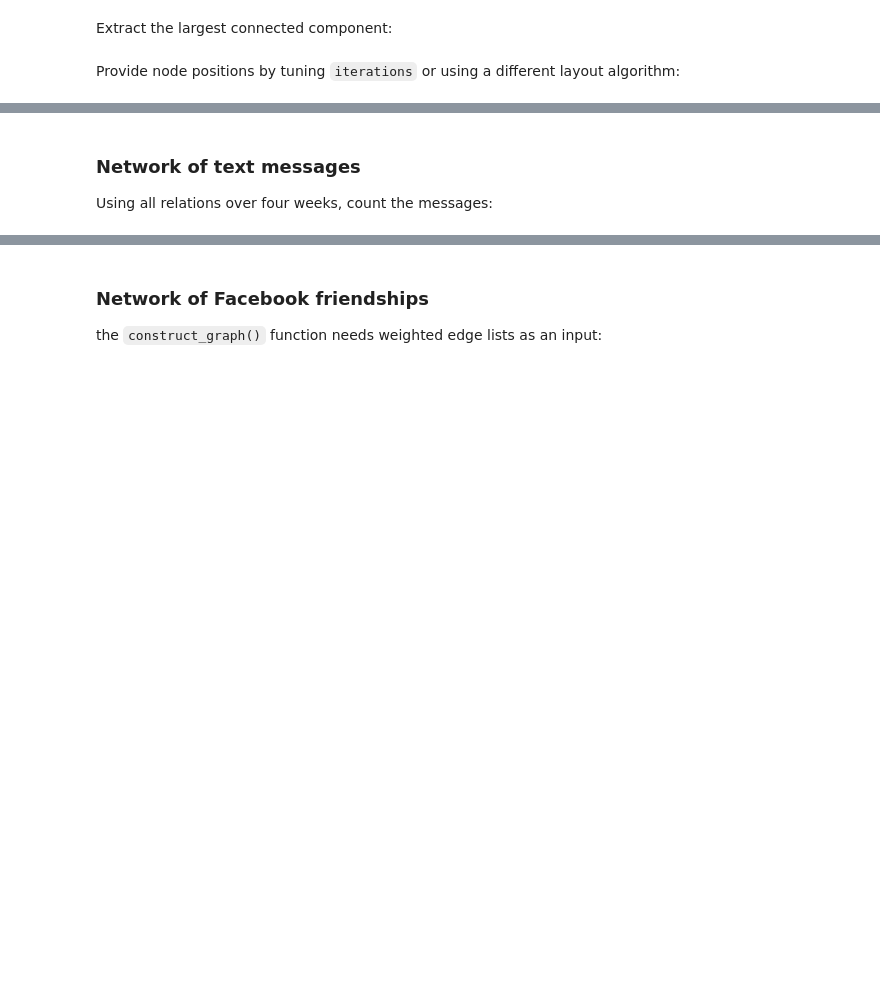
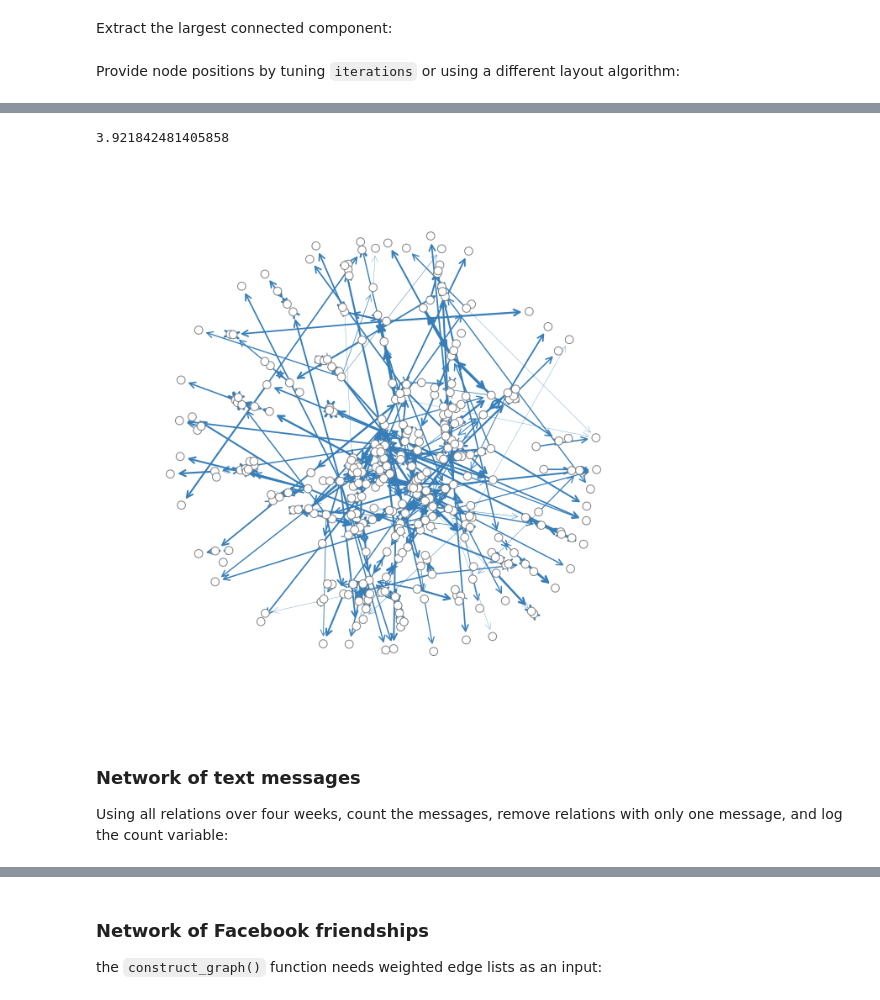
Before and after one commit to gesiscss/compsoc, a Jupyter notebook: copenhagen.ipynb, the cells around one changed output, grey strips where cells are left out. Cells and saved outputs as stored; diff of their text form; code cells hidden in the pictures; blank space fills up the shorter version.

```diff
--- a/copenhagen.ipynb
+++ b/copenhagen.ipynb
@@ -391,5 +504,12 @@ Using all relations over four weeks, sum the durations:
 # %%
 calls_sum = calls[['user_id_from', 'user_id_to', 'duration']].groupby(['user_id_from', 'user_id_to']).sum().reset_index()
+calls_sum = calls_sum[calls_sum['duration'] > 1]
+calls_sum.loc[:, 'duration_log'] = np.log10(calls_sum['duration'])
+calls_sum = calls_sum[['user_id_from', 'user_id_to', 'duration_log']]
+# %%
+calls_sum['duration_log'].max()
+# %% [output]
+3.921842481405858
 # %%
 G_calls_sum = cs.construct_graph(
     directed=True,
@@ -406,13 +526,17 @@ vp_calls_sum_node_pos = nx.spring_layout(G_calls_sum, iterations=50)
 # %%
 cs.draw_graph(
     G_calls_sum,
     node_pos=vp_calls_sum_node_pos,
-    node_color=vp_node_color,
+    node_color=None,
     node_border_width=1,
-    edge_width_factor=.005,
-    figsize='large'
+    edge_width_factor=1,
+    edge_color='#377eb8',
+    figsize='large',
+    png='G_calls_sum'
 )
+# %% [output]
+[figure, added]
 # %% [markdown]
 ### Network of text messages
-Using all relations over four weeks, count the messages:
+Using all relations over four weeks, count the messages, remove relations with only one message, and log the count variable:
 # %%
```
Also changed, not shown: parts of 31 cells of this notebook, 6 other files.
